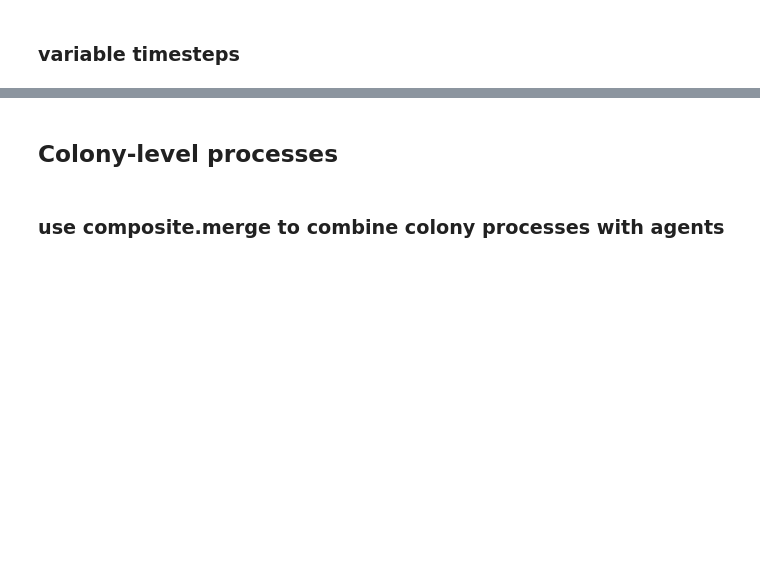
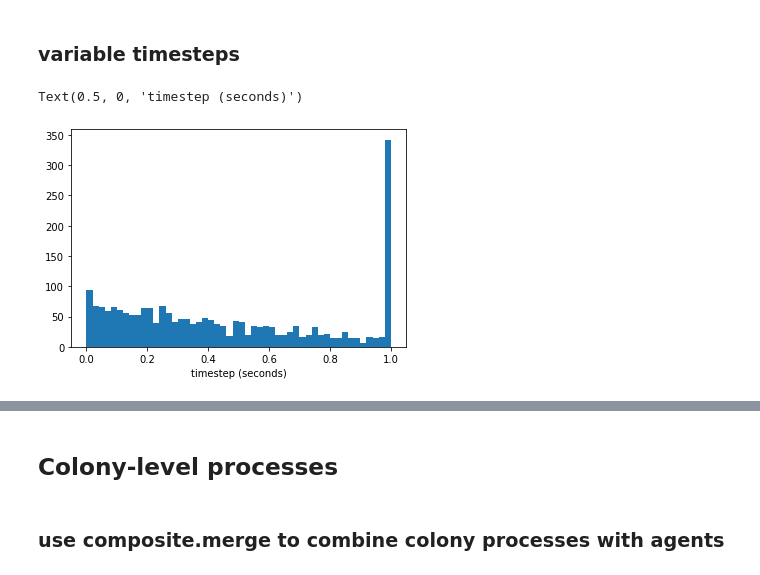
Before and after one commit to vivarium-collective/vivarium-notebooks, a Jupyter notebook: tutorial/Vivarium_interface_basics.ipynb, the cells around one changed output, grey strips where cells are left out. Cells and saved outputs as stored; diff of their text form; code cells hidden in the pictures; blank space fills up the shorter version.

```diff
--- a/tutorial/Vivarium_interface_basics.ipynb
+++ b/tutorial/Vivarium_interface_basics.ipynb
@@ -708,14 +722,17 @@ Writing out/stochastic_tx_tl_output.pdf
 # %%
 times = stochastic_txtl_output['time']
 
-# calculate the timesteps, removing jumps of size 1.0 due to the non-stochastic processes
+# calculate the timesteps
 timesteps = []
 for x, y in zip(times[0::], times[1::]):
-    if y-x != 1.0:
+#     if y-x != 1.0:
         timesteps.append(y-x)
 
 fig = plt.hist(timesteps, 50)
 plt.xlabel('timestep (seconds)')
+# %% [output]
+Text(0.5, 0, 'timestep (seconds)')
+[figure, added]
 # %% [markdown]
 # 4. Growth and Division
 
```
Also changed, not shown: parts of 9 cells of this notebook.
